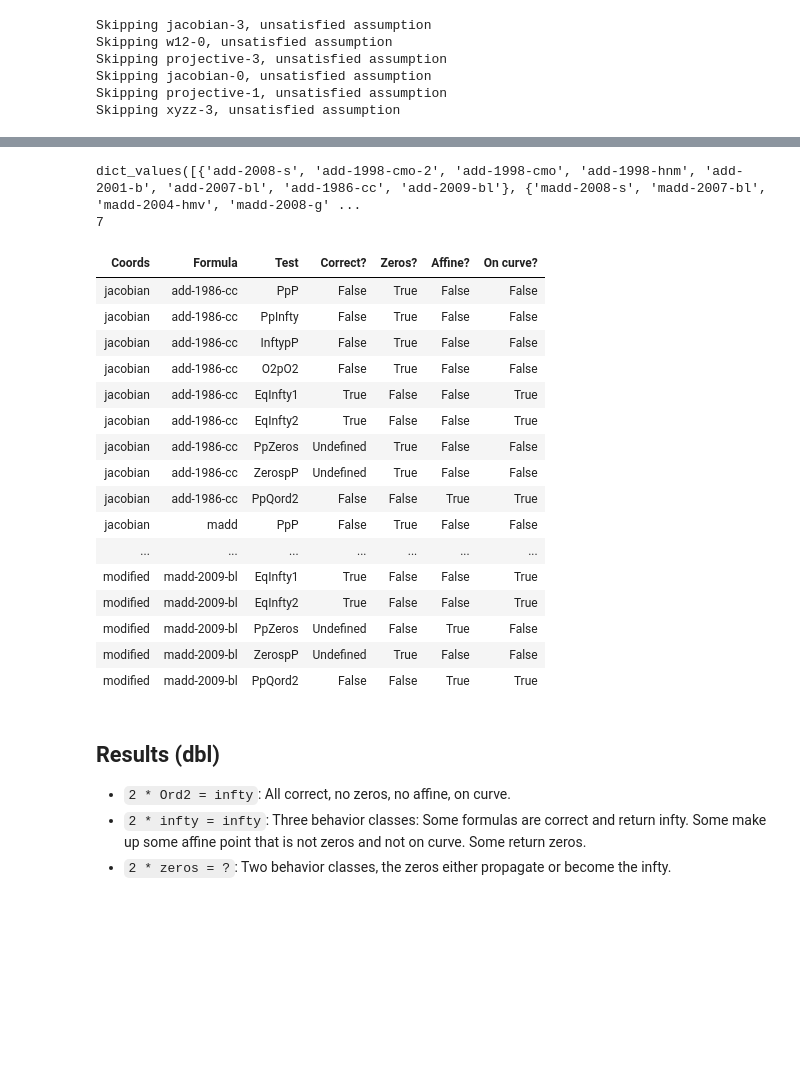
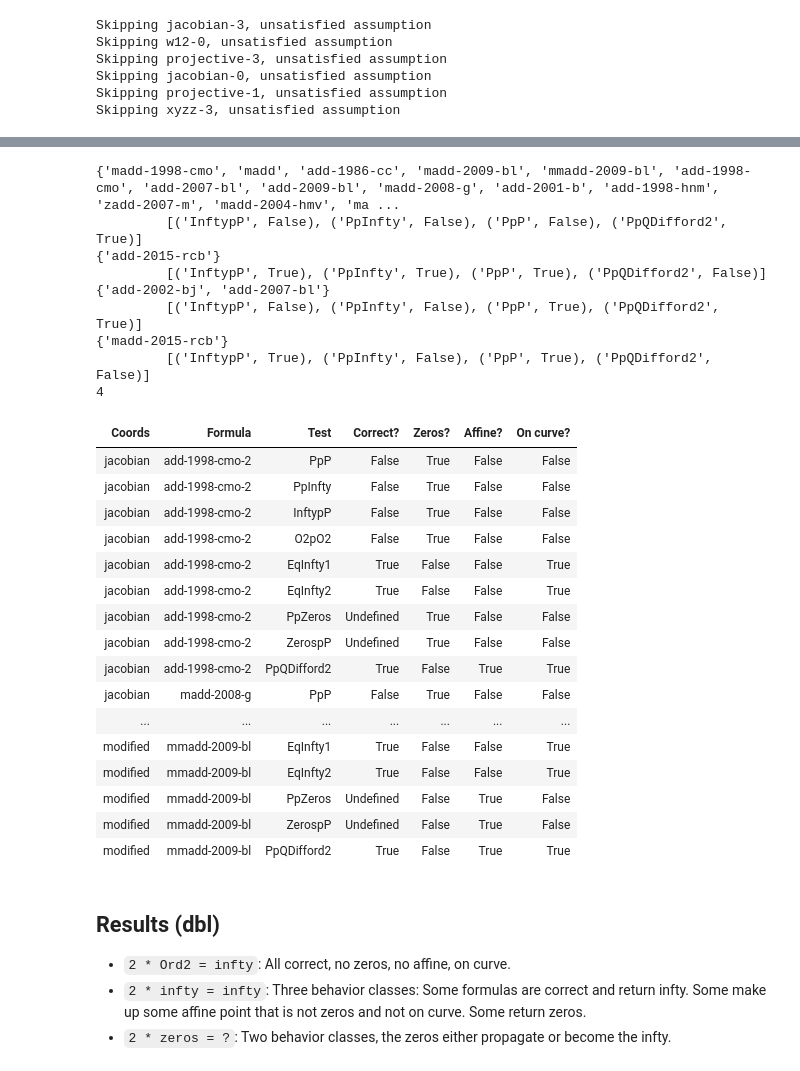
Before and after one commit to crocs-muni/ECTester, a Jupyter notebook: analysis/scalarmults/formulas.ipynb, the cells around one changed output, grey strips where cells are left out. Cells and saved outputs as stored; diff of their text form; code cells hidden in the pictures; blank space fills up the shorter version.

```diff
--- a/analysis/scalarmults/formulas.ipynb
+++ b/analysis/scalarmults/formulas.ipynb
@@ -99,6 +99,8 @@ with TemporaryConfig() as cfg:
         r1 = r1_aff.to_model(coords, params.curve)
         r2_aff = params.curve.affine_add(order2_aff, r1_aff)
         r2 = r2_aff.to_model(coords, params.curve)
+        r1r2_aff = params.curve.affine_add(r1_aff, r2_aff)
+        r1r2 = r1r2_aff.to_model(coords, params.curve)
         zeros = Point(coords, **{var: mod(0, p) for var in coords.variables})
 
         adds = set(formula for formula in coords.formulas.values() if formula.shortname == "add")
@@ -119,7 +121,7 @@ with TemporaryConfig() as cfg:
             # P + zeros = ?
             PpZeros = add(p, orderbig, zeros, **params.curve.parameters)[0]
             ZerospP = add(p, zeros, orderbig, **params.curve.parameters)[0]
-            # P1 + P2 = ord2
+            # P1 + P2 = ? such that P1 - P2 = ord2
             PpQord2 = add(p, r1, r2, **params.curve.parameters)[0]
             res["PpP"] = eval_test(orderbig2, PpP, params.curve)
             res["PpInfty"] = eval_test(orderbig, PpInfty, params.curve)
@@ -129,7 +131,7 @@ with TemporaryConfig() as cfg:
             res["EqInfty2"] = eval_test(infty, EqInfty2, params.curve)
             res["PpZeros"] = eval_test(None, PpZeros, params.curve)
             res["ZerospP"] = eval_test(None, ZerospP, params.curve)
-            res["PpQord2"] = eval_test(order2, PpQord2, params.curve)
+            res["PpQDifford2"] = eval_test(r1r2, PpQord2, params.curve)
         for dbl in dbls:
             res = {}
             results_dbl[coords_name][dbl.name] = res
@@ -170,50 +171,59 @@ Skipping xyzz-3, unsatisfied assumption
 # %%
 table = [["Coords", "Formula", "Test", "Correct?", "Zeros?", "Affine?", "On curve?"]]
 test_filter = None
 groups = {}
 clusters = {}
 for coords_name, vals in results_add.items():
     for name, formula in vals.items():
         ident = set()
         for k, v in formula.items():
-            if k in ("PpP", "PpInfty", "InftypP","PpQord2"):
-                ident.add((k, v[0], v[1], v[2], v[3]))
+            if k in ("PpP", "PpInfty", "InftypP","PpQDifford2"):
+                ident.add((k, v[0])) #, v[1], v[2], v[3]
             if test_filter is None or k in test_filter:
                 item = (v[0], v[1], v[2], v[3])
                 group = groups.setdefault(item, set())
                 group.add(name + "-" + k + "-" + coords_name)
                 table.append((coords_name, name, k, v[0], v[1], v[2], v[3]))
         ident = frozenset(ident)
         cluster = clusters.setdefault(ident, set())
         cluster.add(name)
-print(clusters.values())
+for ident, cluster in clusters.items():
+    print(cluster)
+    print("\t", sorted(ident))
 print(len(clusters))
 if test_filter is not None:
     for group, formulas in groups.items():
         print(group)
         for f in sorted(formulas):
             print(f"\t{f}")
 display(HTML(tabulate.tabulate(table, tablefmt="html", headers="firstrow")))
 # %% [output]
-dict_values([{'add-2008-s', 'add-1998-cmo-2', 'add-1998-cmo', 'add-1998-hnm', 'add-2001-b', 'add-2007-bl', 'add-1986-cc', 'add-2009-bl'}, {'madd-2008-s', 'madd-2007-bl', 'madd-2004-hmv', 'madd-2008-g' ...
-7
+{'madd-1998-cmo', 'madd', 'add-1986-cc', 'madd-2009-bl', 'mmadd-2009-bl', 'add-1998-cmo', 'add-2007-bl', 'add-2009-bl', 'madd-2008-g', 'add-2001-b', 'add-1998-hnm', 'zadd-2007-m', 'madd-2004-hmv', 'ma ...
+         [('InftypP', False), ('PpInfty', False), ('PpP', False), ('PpQDifford2', True)]
+{'add-2015-rcb'}
+         [('InftypP', True), ('PpInfty', True), ('PpP', True), ('PpQDifford2', False)]
+{'add-2002-bj', 'add-2007-bl'}
+         [('InftypP', False), ('PpInfty', False), ('PpP', True), ('PpQDifford2', True)]
+{'madd-2015-rcb'}
+         [('InftypP', True), ('PpInfty', False), ('PpP', True), ('PpQDifford2', False)]
+4
 | Coords | Formula | Test | Correct? | Zeros? | Affine? | On curve? |
-| jacobian | add-1986-cc | PpP | False | True | False | False |
-| jacobian | add-1986-cc | PpInfty | False | True | False | False |
-| jacobian | add-1986-cc | InftypP | False | True | False | False |
-| jacobian | add-1986-cc | O2pO2 | False | True | False | False |
-| jacobian | add-1986-cc | EqInfty1 | True | False | False | True |
-| jacobian | add-1986-cc | EqInfty2 | True | False | False | True |
-| jacobian | add-1986-cc | PpZeros | Undefined | True | False | False |
-| jacobian | add-1986-cc | ZerospP | Undefined | True | False | False |
-| jacobian | add-1986-cc | PpQord2 | False | False | True | True |
-| jacobian | madd | PpP | False | True | False | False |
+| jacobian | add-1998-cmo-2 | PpP | False | True | False | False |
+| jacobian | add-1998-cmo-2 | PpInfty | False | True | False | False |
+| jacobian | add-1998-cmo-2 | InftypP | False | True | False | False |
+| jacobian | add-1998-cmo-2 | O2pO2 | False | True | False | False |
+| jacobian | add-1998-cmo-2 | EqInfty1 | True | False | False | True |
+| jacobian | add-1998-cmo-2 | EqInfty2 | True | False | False | True |
+| jacobian | add-1998-cmo-2 | PpZeros | Undefined | True | False | False |
+| jacobian | add-1998-cmo-2 | ZerospP | Undefined | True | False | False |
+| jacobian | add-1998-cmo-2 | PpQDifford2 | True | False | True | True |
+| jacobian | madd-2008-g | PpP | False | True | False | False |
 | ... | ... | ... | ... | ... | ... | ... |
-| modified | madd-2009-bl | EqInfty1 | True | False | False | True |
-| modified | madd-2009-bl | EqInfty2 | True | False | False | True |
-| modified | madd-2009-bl | PpZeros | Undefined | False | True | False |
-| modified | madd-2009-bl | ZerospP | Undefined | True | False | False |
-| modified | madd-2009-bl | PpQord2 | False | False | True | True |
+| modified | mmadd-2009-bl | EqInfty1 | True | False | False | True |
+| modified | mmadd-2009-bl | EqInfty2 | True | False | False | True |
+| modified | mmadd-2009-bl | PpZeros | Undefined | False | True | False |
+| modified | mmadd-2009-bl | ZerospP | Undefined | False | True | False |
+| modified | mmadd-2009-bl | PpQDifford2 | True | False | True | True |
 # %% [markdown]
 ## Results (dbl)
  - `2 * Ord2 = infty`: All correct, no zeros, no affine, on curve.
```
Also changed, not shown: parts of 1 cell of this notebook, 1 other file.
